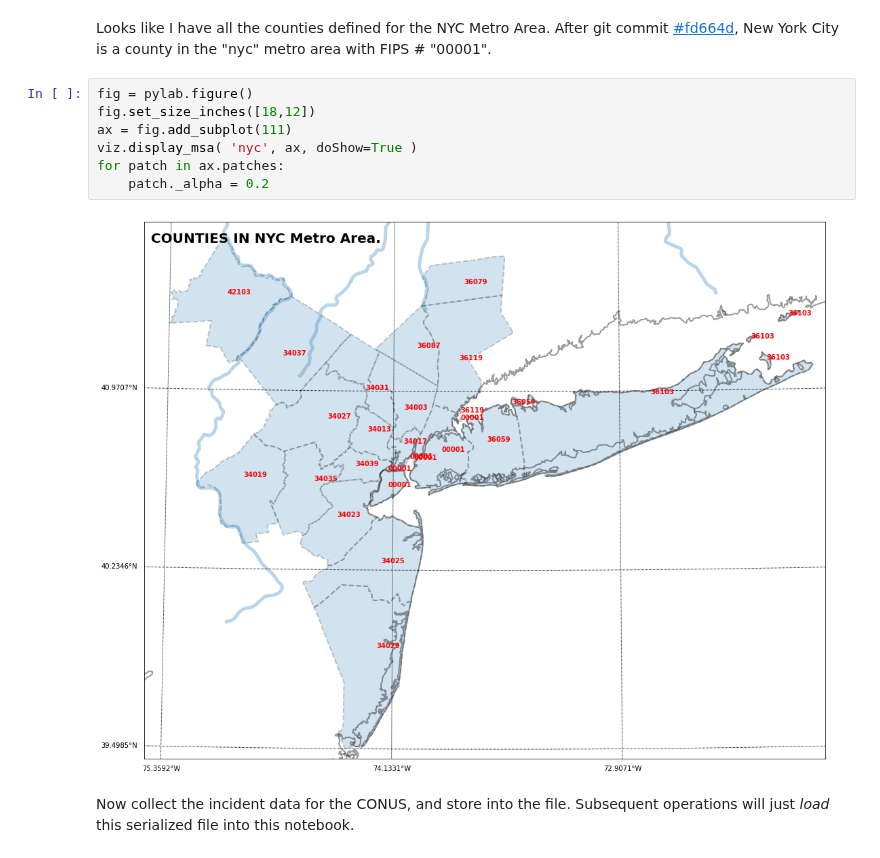
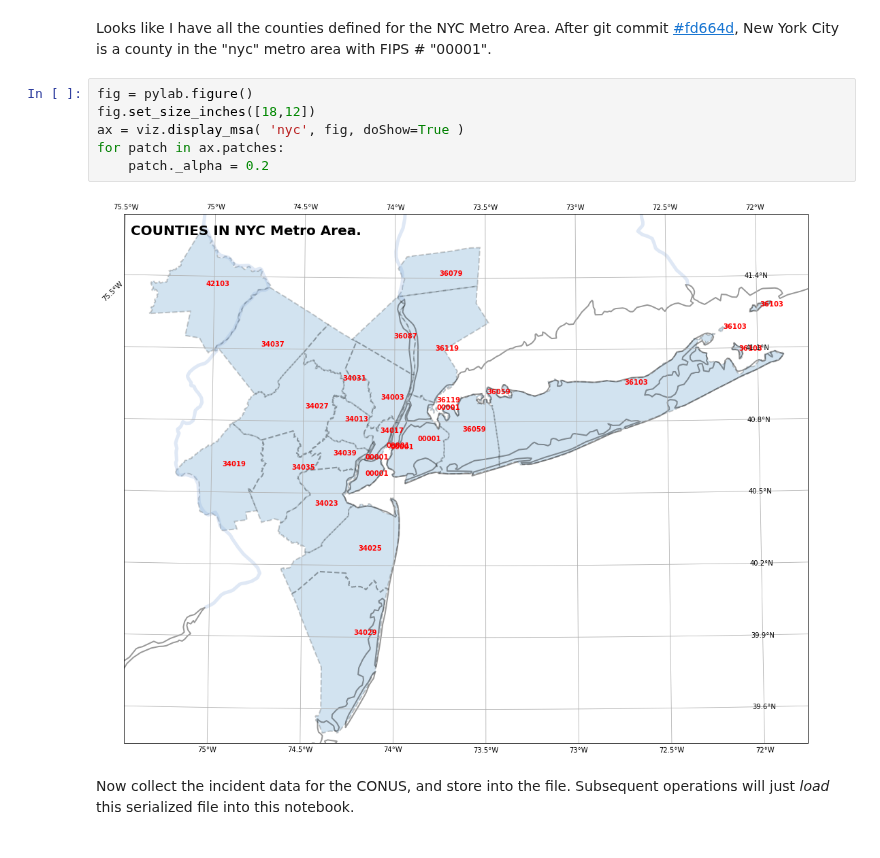
Before and after one commit to tanimislam/covid19_stats, a Jupyter notebook: testing/visualize MSA.ipynb, the cells around one changed output. Cells and saved outputs as stored; diff of their text form.

```diff
--- a/testing/visualize MSA.ipynb
+++ b/testing/visualize MSA.ipynb
@@ -13,12 +13,11 @@ Looks like I have all the counties defined for the NYC Metro Area. After git com
 # %%
 fig = pylab.figure()
 fig.set_size_inches([18,12])
-ax = fig.add_subplot(111)
-viz.display_msa( 'nyc', ax, doShow=True )
+ax = viz.display_msa( 'nyc', fig, doShow=True )
 for patch in ax.patches:
     patch._alpha = 0.2
 # %% [output]
-[figure, old version]
+[figure, new version]
 # %% [markdown]
 Now collect the incident data for the CONUS, and store into the file. Subsequent operations will just *load* this serialized file into this notebook.
 # %%
```
Also changed, not shown: parts of 3 cells of this notebook, 4 other files.
